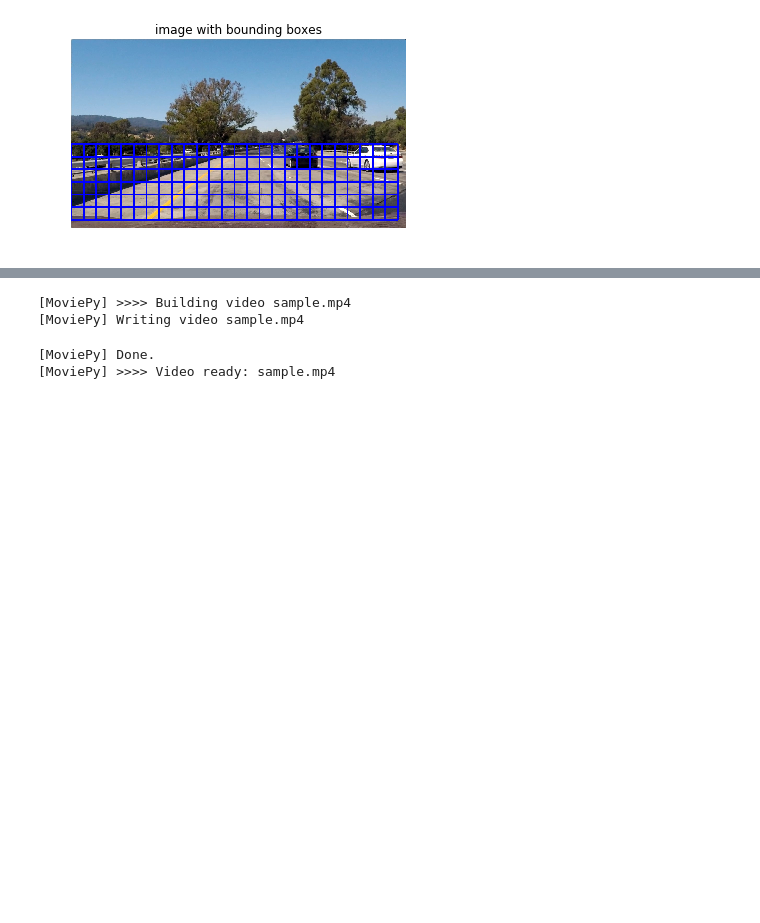
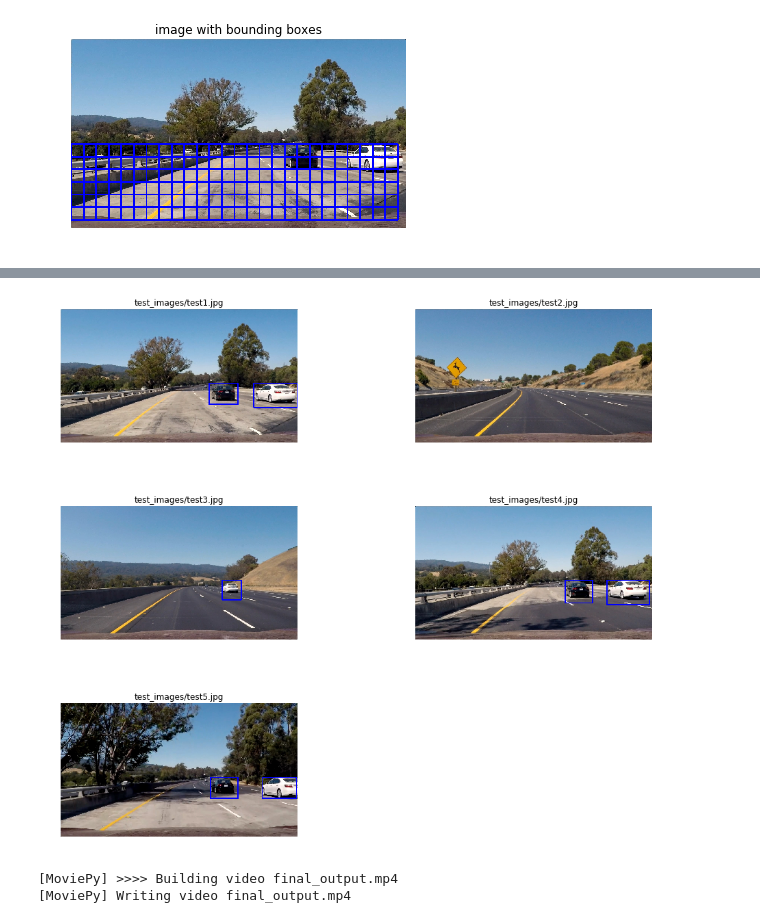
Before and after one commit to aditbiswas1/P5-Vehicle-Detection, a Jupyter notebook: Report.ipynb, the cells around one changed output, grey strips where cells are left out. Drawn from its saved outputs; the diff is of its cells as text; code cells hidden in the pictures; blank space fills up the shorter version.

```diff
--- a/Report.ipynb
+++ b/Report.ipynb
@@ -475,0 +550,17 @@ While this basic method seems to work pretty well at correctly identifying the c
+# %%
+import matplotlib.gridspec as gridspec
+
+test_images = glob.glob('test_images/*.jpg')
+figure = plt.figure(figsize=(15,12))
+gs = gridspec.GridSpec(3, 2, top=1., bottom=0., right=0.8, left=0., hspace=0.,
+    wspace=0.5)
+
+for i,test_im in enumerate(test_images[:-1]):
+    im = imread_rgb(test_im)
+    ax = plt.subplot(gs[i])
+    all_detections, heatmap, final = find_car_heatmap(im)
+    plt.imshow(final)
+    ax.set_title(test_im)
+    ax.axis('off')
+# %% [output]
+[figure, added]
@@ -477,10 +571,8 @@ While this basic method seems to work pretty well at correctly identifying the c
 from moviepy.editor import VideoFileClip
 # %%
 clip1 = VideoFileClip('project_video.mp4')
-project_clip = clip1.fl_image(find_cars_basic) #NOTE: this function expects color images!!
-project_clip.write_videofile('sample.mp4', audio=False)
+project_clip = clip1.fl_image(final_pipeline) #NOTE: this function expects color images!!
+project_clip.write_videofile('final_output.mp4', audio=False)
 # %% [output]
-[MoviePy] >>>> Building video sample.mp4
-[MoviePy] Writing video sample.mp4
+[MoviePy] >>>> Building video final_output.mp4
+[MoviePy] Writing video final_output.mp4
-[MoviePy] Done.
-[MoviePy] >>>> Video ready: sample.mp4
```
Also changed, not shown: parts of 9 cells of this notebook.
